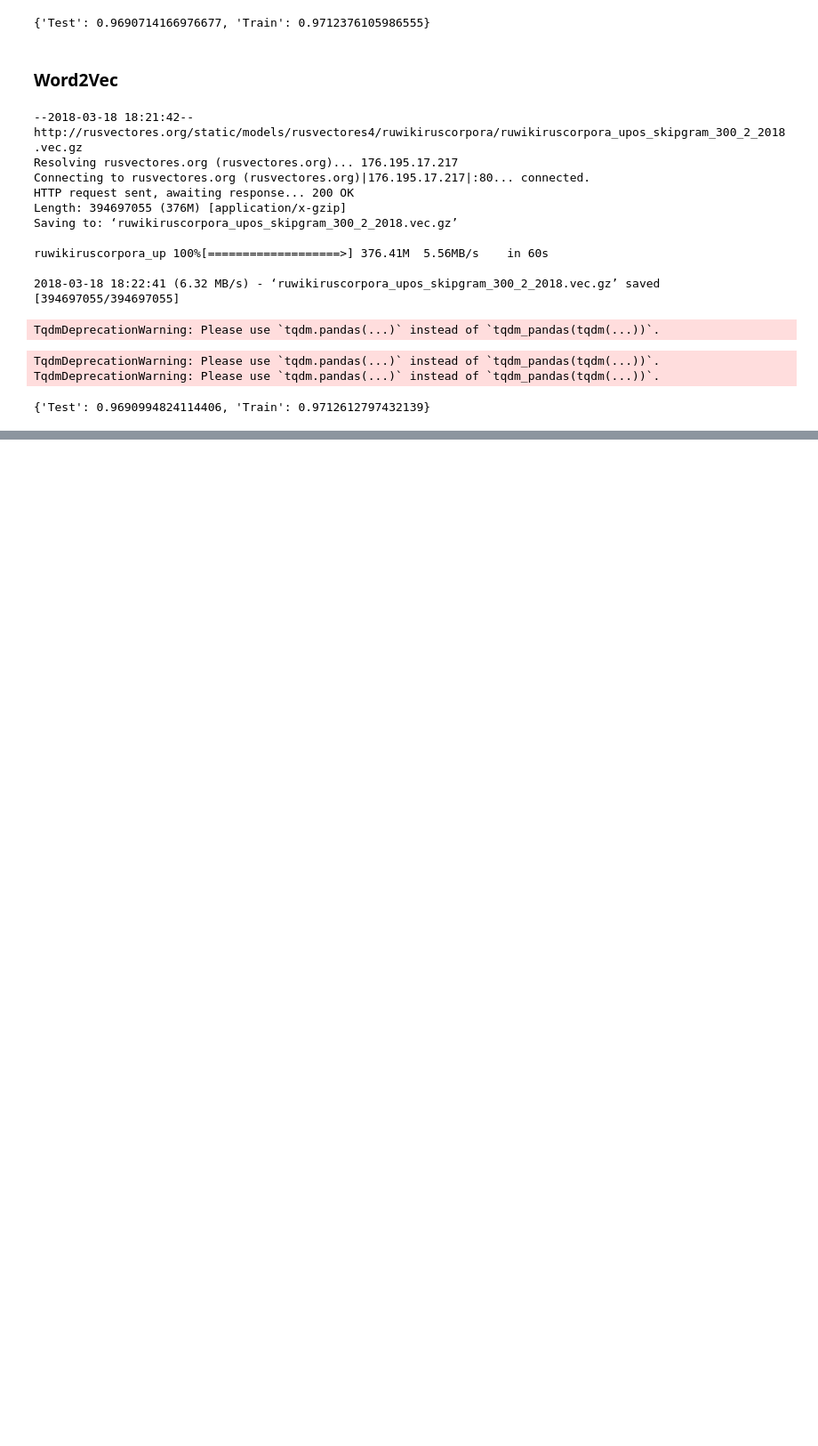
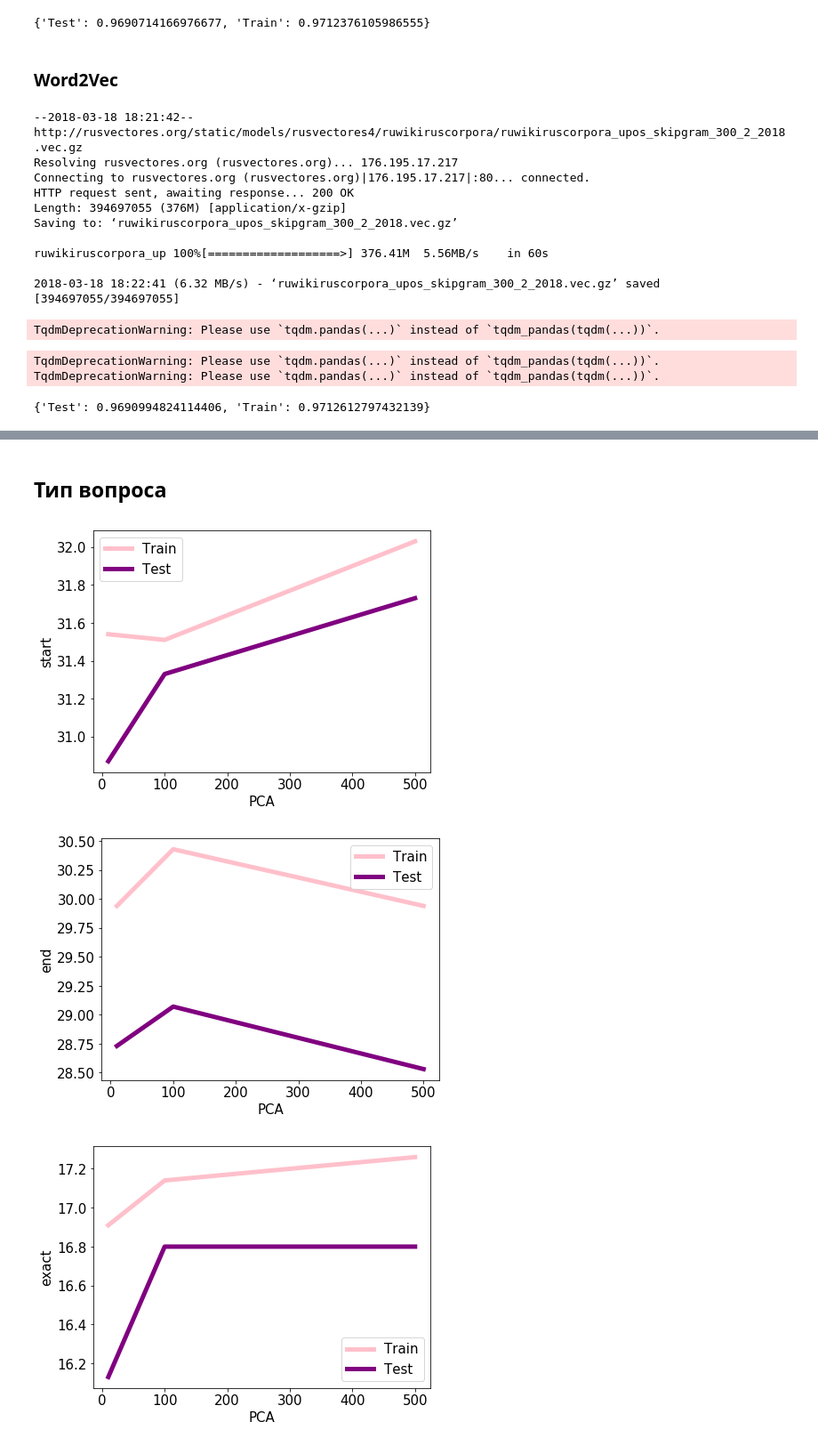
Before and after one commit to soboleva-daria/msu-diploma, a Jupyter notebook: notebooks/main.ipynb, the cells around one changed output, grey strips where cells are left out. Shown at 89% size. Drawn from its saved outputs; the diff is of its cells as text; code cells hidden in the pictures; blank space fills up the shorter version.

```diff
--- a/notebooks/main.ipynb
+++ b/notebooks/main.ipynb
@@ -469,0 +626,2 @@ Index(['bm25f_lem_score', 'bm25f_score', 'doc_number',
+# %% [markdown]
+## Тип вопроса
@@ -469,0 +662,53 @@ Index(['bm25f_lem_score', 'bm25f_score', 'doc_number',
+# %%
+import matplotlib.pyplot as plt
+
+plt.figure(figsize=(6.8, 5))
+PCA = [10, 100, 500]
+start_train = [31.54, 31.51, 32.03]
+start_valid = [30.87, 31.33, 31.73]
+
+end_train = [29.94, 30.43, 29.94]
+end_valid = [28.73, 29.07, 28.53]
+
+
+exact_train = [16.91, 17.14, 17.26]
+exact_valid = [16.13, 16.80, 16.80]
+
+plt.plot(PCA, start_train, lw=5, color='pink')
+plt.plot(PCA, start_valid, lw=5, color='purple')
+plt.legend(['Train', 'Test'], fontsize=15)
+plt.xlabel('PCA', fontsize=15)
+plt.ylabel('start', fontsize=15)
+#plt.xlim([1, 50])
+#plt.xticks(list(range(0, 1000, 100)) + [1000])
+plt.tick_params(labelsize=15)
+plt.savefig('start_PCA.png')
+plt.show()
+
+plt.figure(figsize=(6.8, 5))
+plt.plot(PCA, end_train, lw=5, color='pink')
+plt.plot(PCA, end_valid, lw=5, color='purple')
+plt.legend(['Train', 'Test'], fontsize=15, loc='best')
+plt.xlabel('PCA', fontsize=15)
+plt.ylabel('end', fontsize=15)
+#plt.xlim([1, 50])
+#plt.xticks(list(range(0, 1000, 100)) + [1000])
+plt.tick_params(labelsize=15)
+plt.savefig('end_PCA.png')
+plt.show()
+
+plt.figure(figsize=(6.8, 5))
+plt.plot(PCA, exact_train, lw=5, color='pink')
+plt.plot(PCA, exact_valid, lw=5, color='purple')
+plt.legend(['Train', 'Test'], fontsize=15)
+plt.xlabel('PCA', fontsize=15)
+plt.ylabel('exact', fontsize=15)
+#plt.xlim([1, 50])
+#plt.xticks(list(range(0, 1000, 100)) + [1000])
+plt.tick_params(labelsize=15)
+plt.savefig('exact_PCA.png')
+plt.show()
+# %% [output]
+[figure, added]
+[figure, added]
+[figure, added]
```
Also changed, not shown: parts of 58 cells of this notebook, 2 other files.
